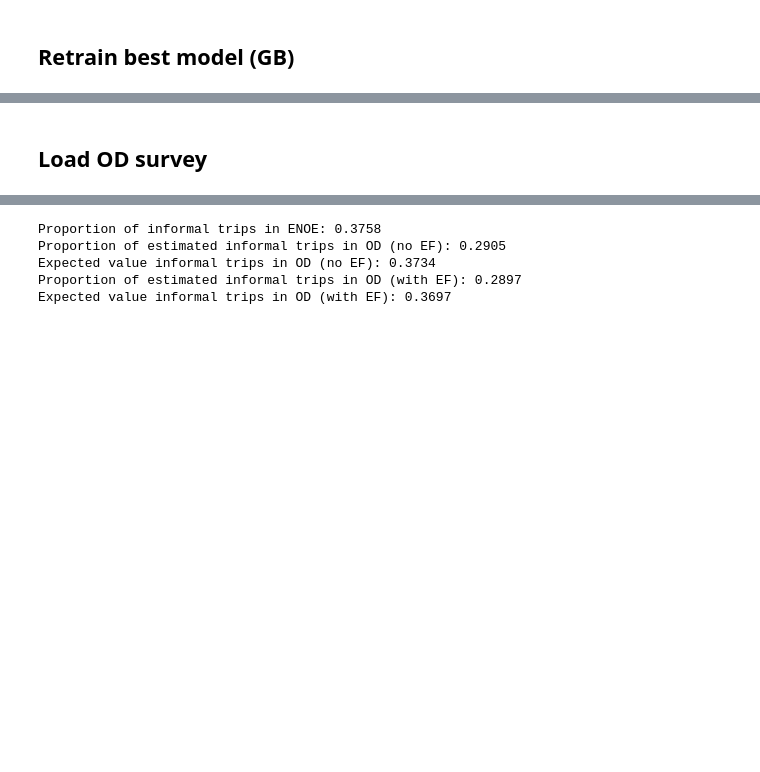
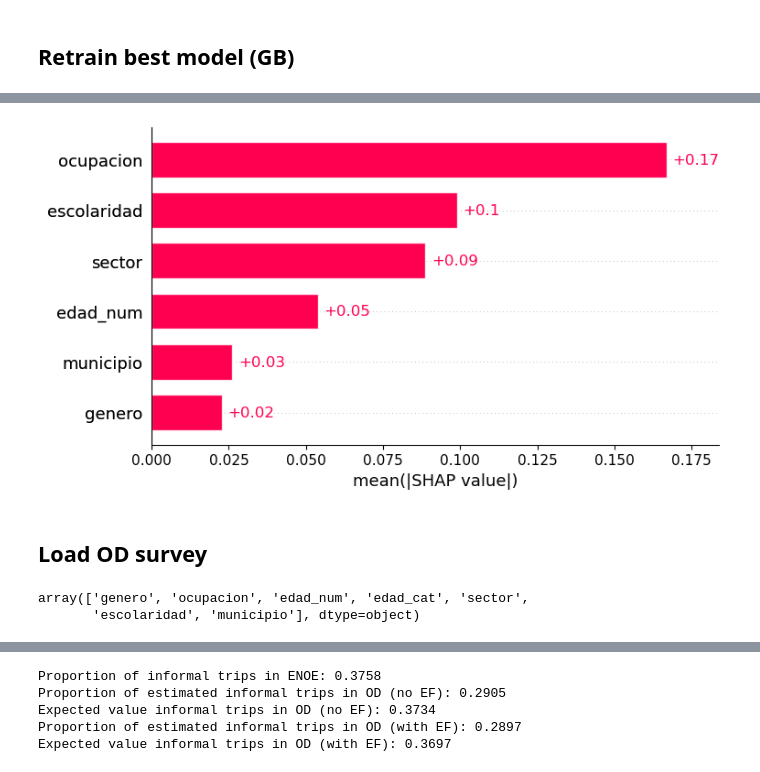
Before and after one commit to CentroFuturoCiudades/informal_jobs, a Jupyter notebook: notebook.ipynb, the cells around one changed output, grey strips where cells are left out. Drawn from its saved outputs; the diff is of its cells as text; code cells hidden in the pictures; blank space fills up the shorter version.

```diff
--- a/notebook.ipynb
+++ b/notebook.ipynb
@@ -196,2 +179,11 @@ Pipeline(steps=[('preprocessor',
+# %%
+shap.plots.bar(exp)
+# %% [output]
+[figure, added]
 # %% [markdown]
 ## Load OD survey
+# %%
+model['preprocessor'].feature_names_in_
+# %% [output]
+array(['genero', 'ocupacion', 'edad_num', 'edad_cat', 'sector',
+       'escolaridad', 'municipio'], dtype=object)
```
Also changed, not shown: parts of 30 cells of this notebook.
